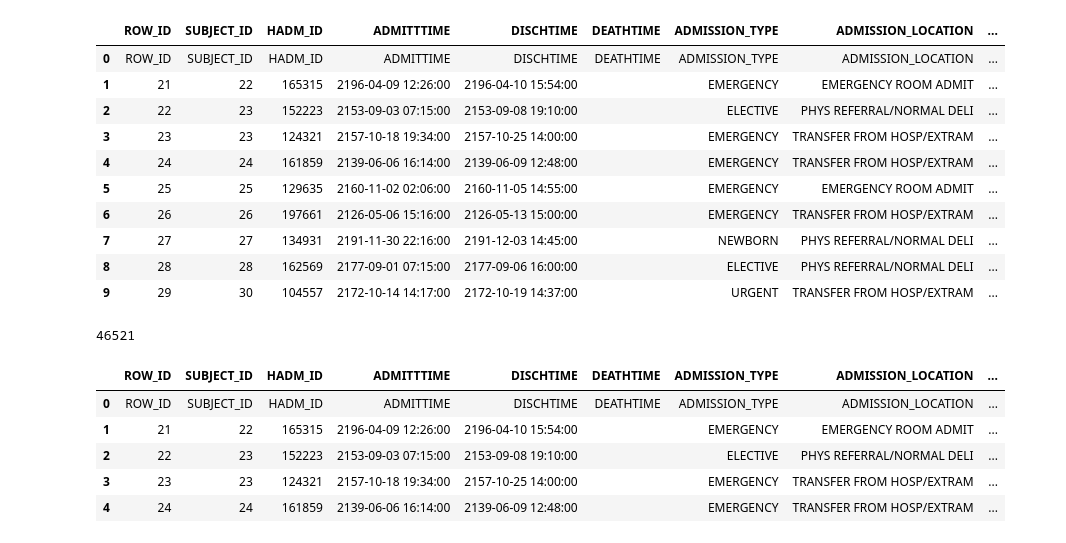
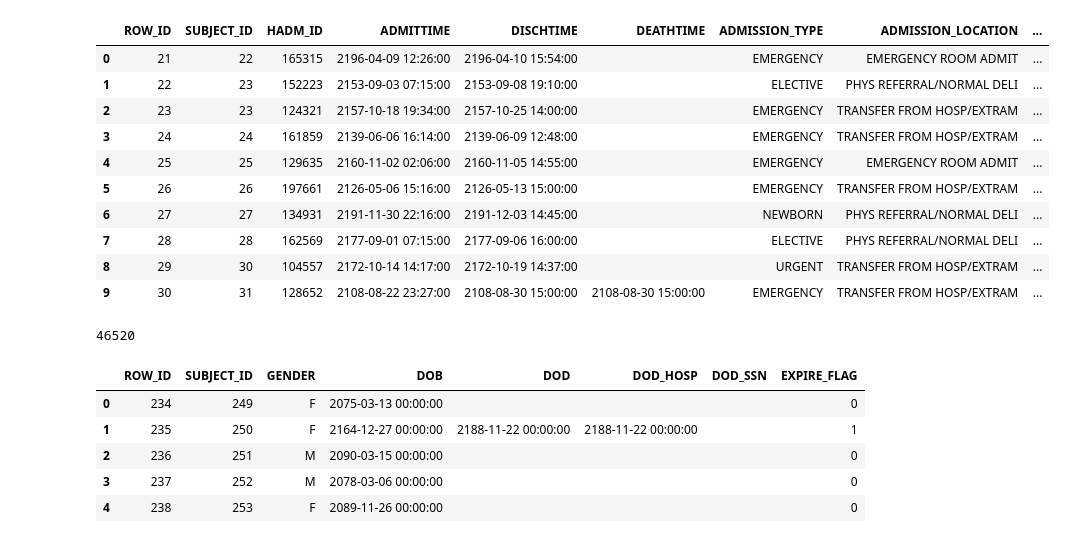
Before and after one commit to kevinmchu/BME590Final, a Jupyter notebook: Design matrix.ipynb, the cells around one changed output. Drawn from its saved outputs; the diff is of its cells as text; code cells hidden in the pictures.

Commit message:
DFs containing features from each table extracted (subject, HADM ID left in DFs)

```diff
--- a/Design matrix.ipynb
+++ b/Design matrix.ipynb
@@ -14,33 +14,32 @@ pd.read_sql("SELECT * FROM sqlite_master where type='table'", conn)
 # %%
-pd.read_sql("SELECT * FROM admissions LIMIT 10", conn)
+pd.read_sql("""SELECT * FROM admissions LIMIT 10""", conn)
 # %% [output]
-|  | ROW_ID | SUBJECT_ID | HADM_ID | ADMITTTIME | DISCHTIME | DEATHTIME | ADMISSION_TYPE | ADMISSION_LOCATION | ... |
-| 0 | ROW_ID | SUBJECT_ID | HADM_ID | ADMITTIME | DISCHTIME | DEATHTIME | ADMISSION_TYPE | ADMISSION_LOCATION | ... |
-| 1 | 21 | 22 | 165315 | 2196-04-09 12:26:00 | 2196-04-10 15:54:00 |  | EMERGENCY | EMERGENCY ROOM ADMIT | ... |
-| 2 | 22 | 23 | 152223 | 2153-09-03 07:15:00 | 2153-09-08 19:10:00 |  | ELECTIVE | PHYS REFERRAL/NORMAL DELI | ... |
-| 3 | 23 | 23 | 124321 | 2157-10-18 19:34:00 | 2157-10-25 14:00:00 |  | EMERGENCY | TRANSFER FROM HOSP/EXTRAM | ... |
-| 4 | 24 | 24 | 161859 | 2139-06-06 16:14:00 | 2139-06-09 12:48:00 |  | EMERGENCY | TRANSFER FROM HOSP/EXTRAM | ... |
-| 5 | 25 | 25 | 129635 | 2160-11-02 02:06:00 | 2160-11-05 14:55:00 |  | EMERGENCY | EMERGENCY ROOM ADMIT | ... |
-| 6 | 26 | 26 | 197661 | 2126-05-06 15:16:00 | 2126-05-13 15:00:00 |  | EMERGENCY | TRANSFER FROM HOSP/EXTRAM | ... |
-| 7 | 27 | 27 | 134931 | 2191-11-30 22:16:00 | 2191-12-03 14:45:00 |  | NEWBORN | PHYS REFERRAL/NORMAL DELI | ... |
-| 8 | 28 | 28 | 162569 | 2177-09-01 07:15:00 | 2177-09-06 16:00:00 |  | ELECTIVE | PHYS REFERRAL/NORMAL DELI | ... |
-| 9 | 29 | 30 | 104557 | 2172-10-14 14:17:00 | 2172-10-19 14:37:00 |  | URGENT | TRANSFER FROM HOSP/EXTRAM | ... |
+|  | ROW_ID | SUBJECT_ID | HADM_ID | ADMITTIME | DISCHTIME | DEATHTIME | ADMISSION_TYPE | ADMISSION_LOCATION | ... |
+| 0 | 21 | 22 | 165315 | 2196-04-09 12:26:00 | 2196-04-10 15:54:00 |  | EMERGENCY | EMERGENCY ROOM ADMIT | ... |
+| 1 | 22 | 23 | 152223 | 2153-09-03 07:15:00 | 2153-09-08 19:10:00 |  | ELECTIVE | PHYS REFERRAL/NORMAL DELI | ... |
+| 2 | 23 | 23 | 124321 | 2157-10-18 19:34:00 | 2157-10-25 14:00:00 |  | EMERGENCY | TRANSFER FROM HOSP/EXTRAM | ... |
+| 3 | 24 | 24 | 161859 | 2139-06-06 16:14:00 | 2139-06-09 12:48:00 |  | EMERGENCY | TRANSFER FROM HOSP/EXTRAM | ... |
+| 4 | 25 | 25 | 129635 | 2160-11-02 02:06:00 | 2160-11-05 14:55:00 |  | EMERGENCY | EMERGENCY ROOM ADMIT | ... |
+| 5 | 26 | 26 | 197661 | 2126-05-06 15:16:00 | 2126-05-13 15:00:00 |  | EMERGENCY | TRANSFER FROM HOSP/EXTRAM | ... |
+| 6 | 27 | 27 | 134931 | 2191-11-30 22:16:00 | 2191-12-03 14:45:00 |  | NEWBORN | PHYS REFERRAL/NORMAL DELI | ... |
+| 7 | 28 | 28 | 162569 | 2177-09-01 07:15:00 | 2177-09-06 16:00:00 |  | ELECTIVE | PHYS REFERRAL/NORMAL DELI | ... |
+| 8 | 29 | 30 | 104557 | 2172-10-14 14:17:00 | 2172-10-19 14:37:00 |  | URGENT | TRANSFER FROM HOSP/EXTRAM | ... |
+| 9 | 30 | 31 | 128652 | 2108-08-22 23:27:00 | 2108-08-30 15:00:00 | 2108-08-30 15:00:00 | EMERGENCY | TRANSFER FROM HOSP/EXTRAM | ... |
 # %%
 pat_df = pd.read_sql("SELECT * FROM patients", conn)
-adm_df = pd.read_sql("SELECT * FROM admissions", conn)
+# adm_df = pd.read_sql("SELECT * FROM admissions", conn)
 pat_df.shape[0]
 # %% [output]
-46521
+46520
 # %%
 pat_df.head()
-adm_df.head()
 # %% [output]
-|  | ROW_ID | SUBJECT_ID | HADM_ID | ADMITTTIME | DISCHTIME | DEATHTIME | ADMISSION_TYPE | ADMISSION_LOCATION | ... |
-| 0 | ROW_ID | SUBJECT_ID | HADM_ID | ADMITTIME | DISCHTIME | DEATHTIME | ADMISSION_TYPE | ADMISSION_LOCATION | ... |
-| 1 | 21 | 22 | 165315 | 2196-04-09 12:26:00 | 2196-04-10 15:54:00 |  | EMERGENCY | EMERGENCY ROOM ADMIT | ... |
-| 2 | 22 | 23 | 152223 | 2153-09-03 07:15:00 | 2153-09-08 19:10:00 |  | ELECTIVE | PHYS REFERRAL/NORMAL DELI | ... |
-| 3 | 23 | 23 | 124321 | 2157-10-18 19:34:00 | 2157-10-25 14:00:00 |  | EMERGENCY | TRANSFER FROM HOSP/EXTRAM | ... |
-| 4 | 24 | 24 | 161859 | 2139-06-06 16:14:00 | 2139-06-09 12:48:00 |  | EMERGENCY | TRANSFER FROM HOSP/EXTRAM | ... |
+|  | ROW_ID | SUBJECT_ID | GENDER | DOB | DOD | DOD_HOSP | DOD_SSN | EXPIRE_FLAG |
+| 0 | 234 | 249 | F | 2075-03-13 00:00:00 |  |  |  | 0 |
+| 1 | 235 | 250 | F | 2164-12-27 00:00:00 | 2188-11-22 00:00:00 | 2188-11-22 00:00:00 |  | 1 |
+| 2 | 236 | 251 | M | 2090-03-15 00:00:00 |  |  |  | 0 |
+| 3 | 237 | 252 | M | 2078-03-06 00:00:00 |  |  |  | 0 |
+| 4 | 238 | 253 | F | 2089-11-26 00:00:00 |  |  |  | 0 |
 # %%
 # 'First' admission if it is a patient's first ever admission
 # Exclude patients who die during their 'first' visit
```
Also changed, not shown: parts of 9 cells of this notebook.
